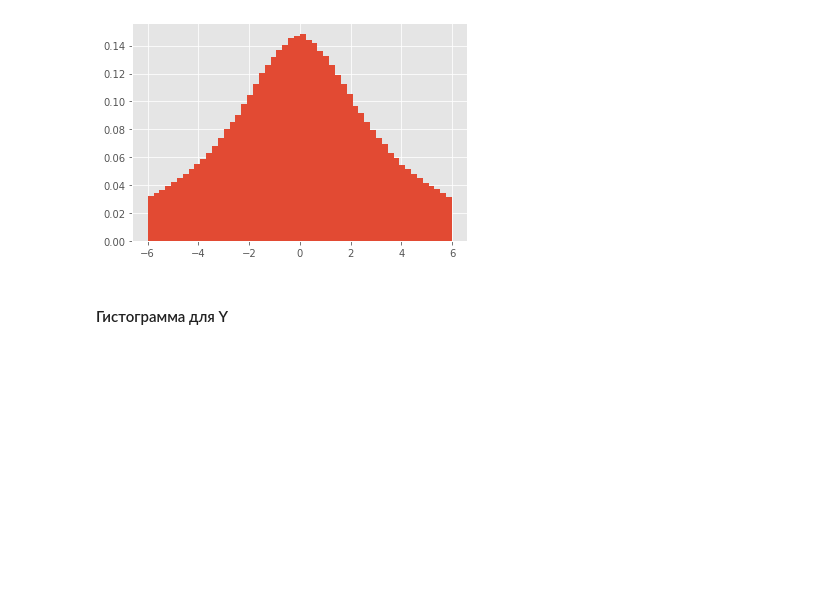
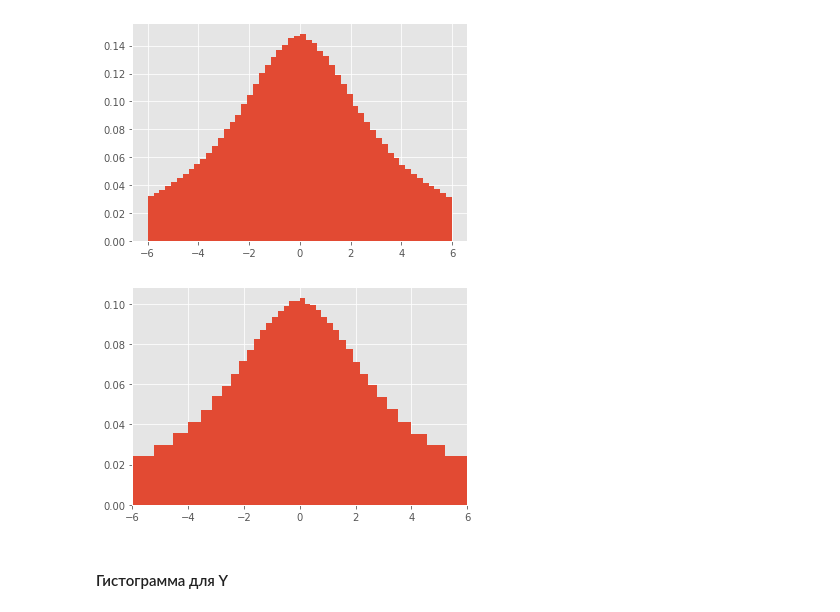
Before and after one commit to andrew-kulikov/matmod, a Jupyter notebook: src/lab2_continuous.ipynb, the cells around one changed output. Cells and saved outputs as stored; diff of their text form; code cells hidden in the pictures; blank space fills up the shorter version.

```diff
--- a/src/lab2_continuous.ipynb
+++ b/src/lab2_continuous.ipynb
@@ -66,12 +66,20 @@ xi2 = np.array([gen.next() for _ in range(n)])
 ranges = [[-6, 6], [-6, 6]]
 bins = get_bins_count(n)
 # %%
-y_p = 1 + math.pi * np.tan(math.pi * xi1 - math.pi / 2)
+def build_sample(n, gen):
+    xi1 = np.array([gen.next() for _ in range(n)])
+    xi2 = np.array([gen.next() for _ in range(n)])
 
-a = np.sqrt(math.pi**2 + (y_p - 1)**2)
-t = 2 * xi2 - 1
+    y_p = 1 + math.pi * np.tan(math.pi * xi1 - math.pi / 2)
 
-x_p = np.sign(t) * np.sign(1 - t**2) * a * np.abs(t) / np.sqrt(np.abs(1 - t**2))
+    a = np.sqrt(math.pi**2 + (y_p - 1)**2)
+    t = 2 * xi2 - 1
+
+    x_p = np.sign(t) * np.sign(1 - t**2) * a * np.abs(t) / np.sqrt(np.abs(1 - t**2))
+
+    return x_p, y_p
+
+x_p, y_p = build_sample(n, gen)
 # %%
 fig = plt.figure()
 ax = fig.add_subplot(111, projection='3d')
@@ -115,0 +120,6 @@ np.sum(hist) * ((ranges[0][1] - ranges[0][0]) / bins)**2
+# %%
+x_p_sorted = np.array(sorted(x_p))
+y_p_sorted = np.array(sorted(y_p))
+
+borders_eq_x = generate_borders(x_p_sorted, bins)
+borders_eq_y = generate_borders(y_p_sorted, bins)
@@ -119,6 +153,11 @@ np.sum(hist) * ((ranges[0][1] - ranges[0][0]) / bins)**2
 vals_x, bins_x, _ = plt.hist(x_p, bins=bins, range=ranges[0], density=True);
 # %% [output]
 [figure]
+# %%
+plt.xlim(ranges[0])
+vals_int_x, bins_int_x, _ = plt.hist(x_p_sorted, bins=borders_eq_x, density=True)
+# %% [output]
+[figure, added]
 # %% [markdown]
 #### Гистограмма для Y
 # %%
```
Also changed, not shown: parts of 21 cells of this notebook, 2 other files.
